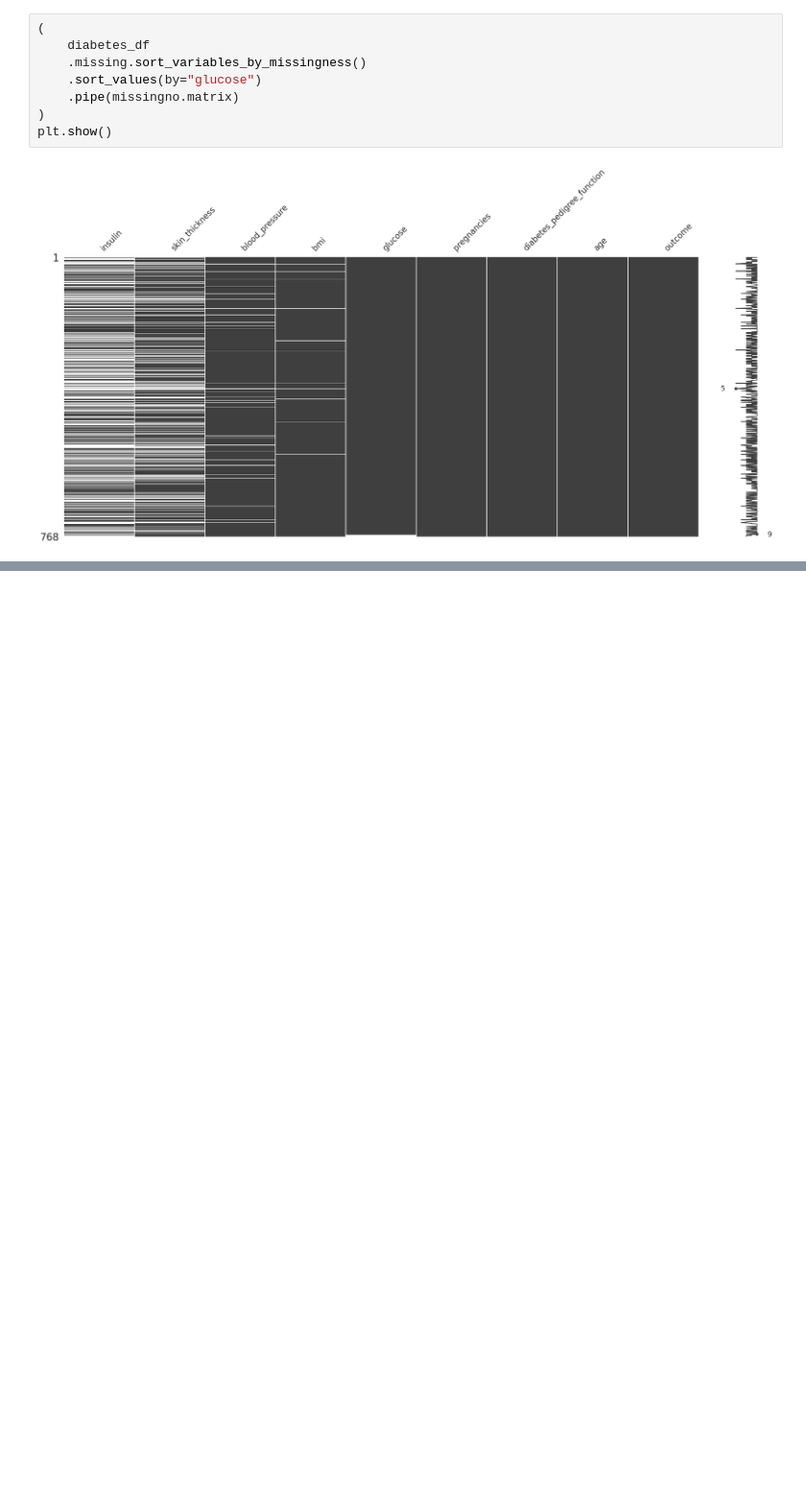
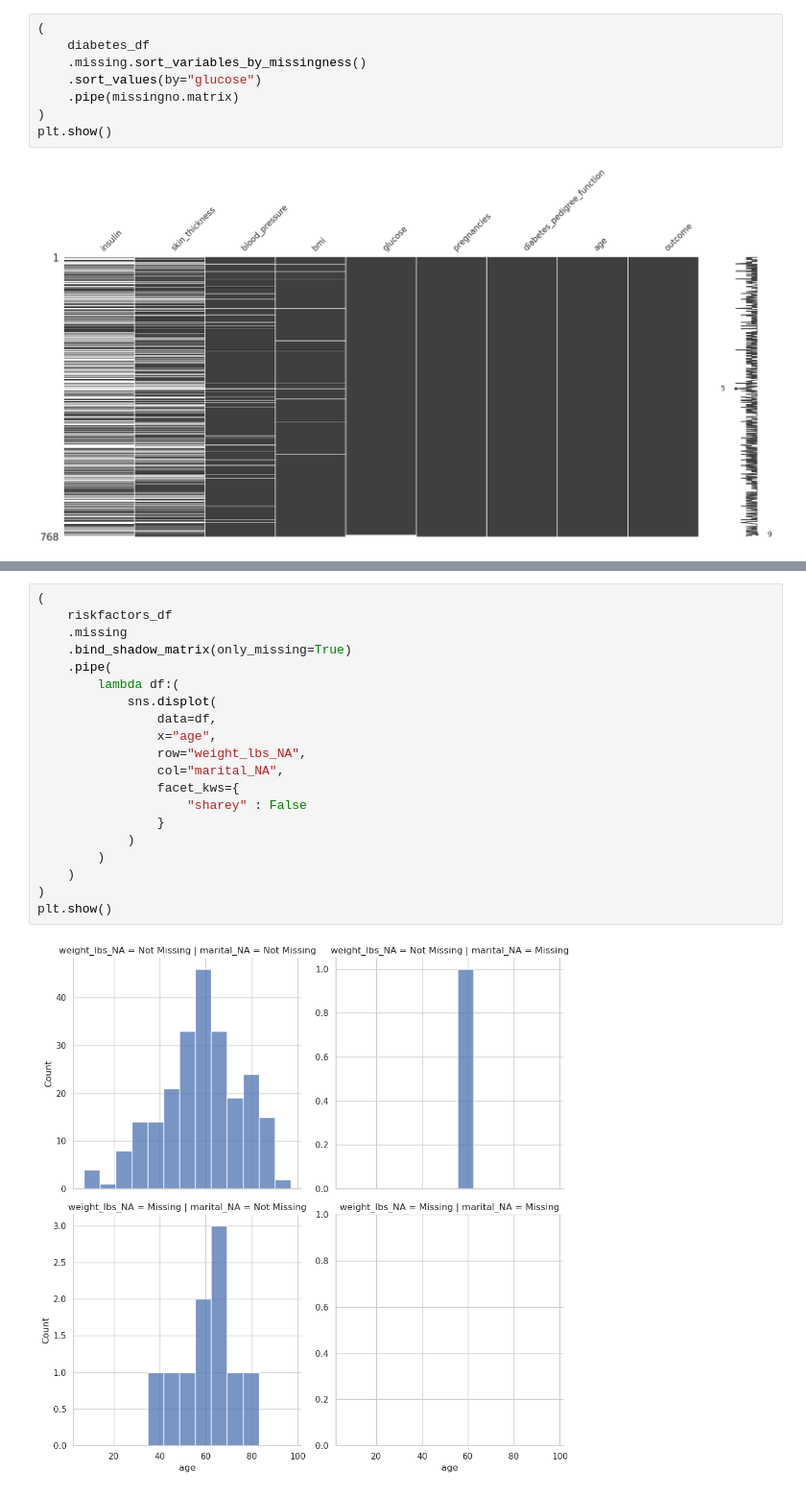
Before and after one commit to fenilenvinileno97/missing-values, a Jupyter notebook: notebooks/exploration.ipynb, the cells around one changed output, grey strips where cells are left out. Shown at 96% size. Saved outputs shown, nothing was run; the diff lists cells and outputs as text; blank space fills up the shorter version.

```diff
--- a/notebooks/exploration.ipynb
+++ b/notebooks/exploration.ipynb
@@ -556,0 +730,22 @@ plt.show()
+# %%
+(
+    riskfactors_df
+    .missing
+    .bind_shadow_matrix(only_missing=True)
+    .pipe(
+        lambda df:(
+            sns.displot(
+                data=df,
+                x="age",
+                row="weight_lbs_NA",
+                col="marital_NA",
+                facet_kws={
+                    "sharey" : False
+                }
+            )
+        )
+    )
+)
+plt.show()
+# %% [output]
+[figure, added]
```
Also changed, not shown: parts of 17 cells of this notebook, 1 other file.
